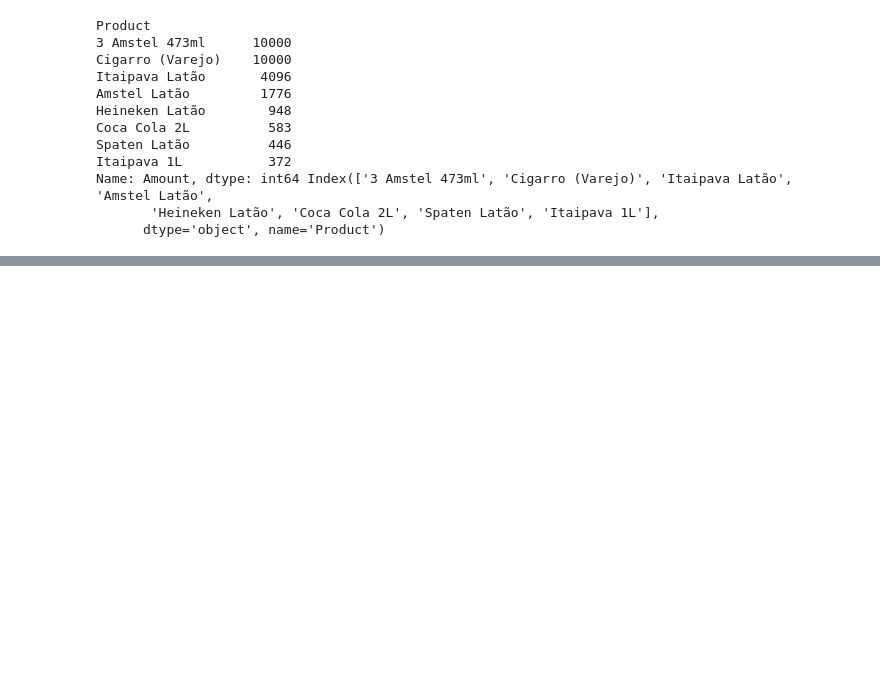
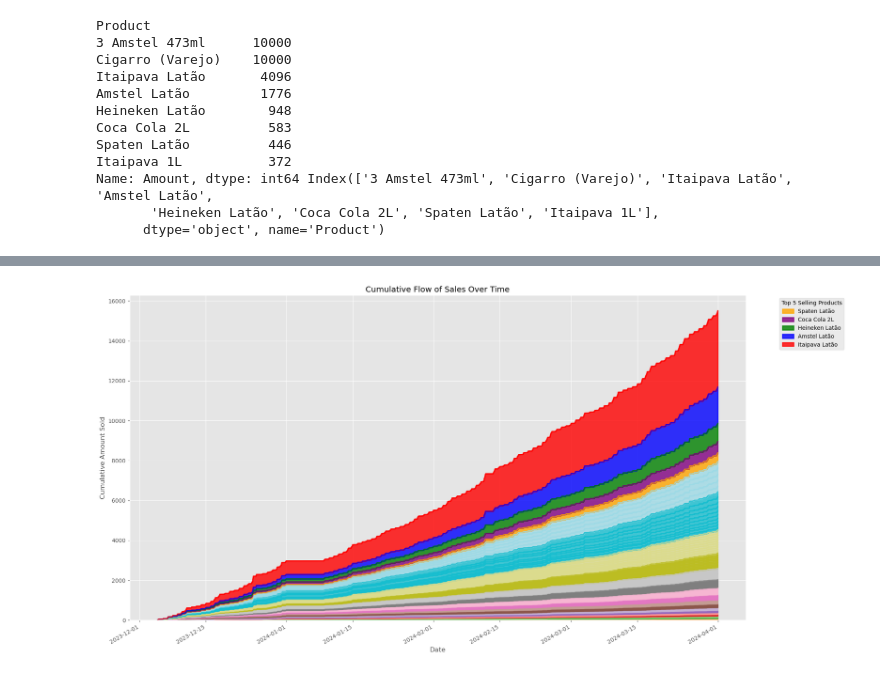
Before and after one commit to raphael-ss/stock-prediction-bev-distr, a Jupyter notebook: EDA.ipynb, the cells around one changed output, grey strips where cells are left out. Drawn from its saved outputs; the diff is of its cells as text; code cells hidden in the pictures; blank space fills up the shorter version.

Commit message:
new columns

```diff
--- a/EDA.ipynb
+++ b/EDA.ipynb
@@ -300,3 +322,40 @@ fig.update_layout(
 )
 
 fig.show()
+# %%
+cumulative_df = df.loc[df.Flow == 'Venda'].pivot_table(index='Date', columns='Product', values='Amount', aggfunc='sum').cumsum()
+
+cumulative_df.fillna(method='ffill', inplace=True)
+
+last_row = cumulative_df.iloc[-1]
+
+sorted_columns = last_row.sort_values(ascending=True).index.tolist()
+
+cumulative_df = cumulative_df[sorted_columns]
+
+cmap = plt.get_cmap('tab20')
+colors = cmap(np.linspace(0, 1, len(cumulative_df.columns)))
+
+top_5_products = last_row.sort_values(ascending=False).index[:5]
+
+color_dict = dict(zip(cumulative_df.columns, colors))
+
+
+top_5_colors = ['red', 'blue', 'green', 'purple', 'orange']
+for product, color in zip(top_5_products, top_5_colors):
+    color_dict[product] = color
+
+
+ax = cumulative_df.plot.area(stacked=True, figsize=(20, 12), linewidth=2, alpha=0.8, color=[color_dict[col] for col in cumulative_df.columns])
+
+handles, labels = ax.get_legend_handles_labels()
+top_5_handles = [h for h, label in zip(handles, labels) if label in top_5_products]
+top_5_labels = [label for label in labels if label in top_5_products]
+plt.legend(top_5_handles, top_5_labels, title='Top 5 Selling Products', bbox_to_anchor=(1.05, 1), loc='upper left')
+
+plt.title('Cumulative Flow of Sales Over Time')
+plt.xlabel('Date')
+plt.ylabel('Cumulative Amount Sold')
+plt.show()
+# %% [output]
+[figure, added]
```
Also changed, not shown: parts of 19 cells of this notebook.
